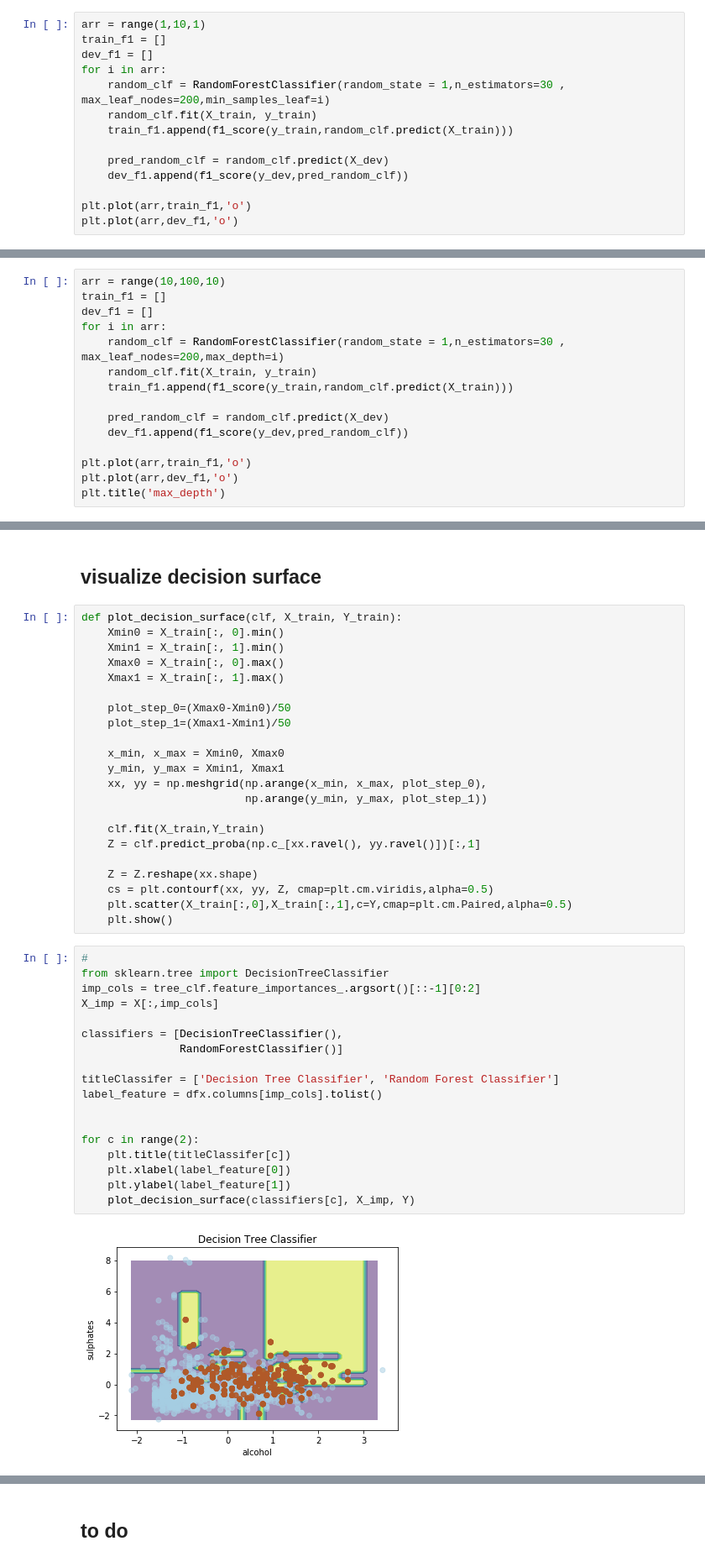
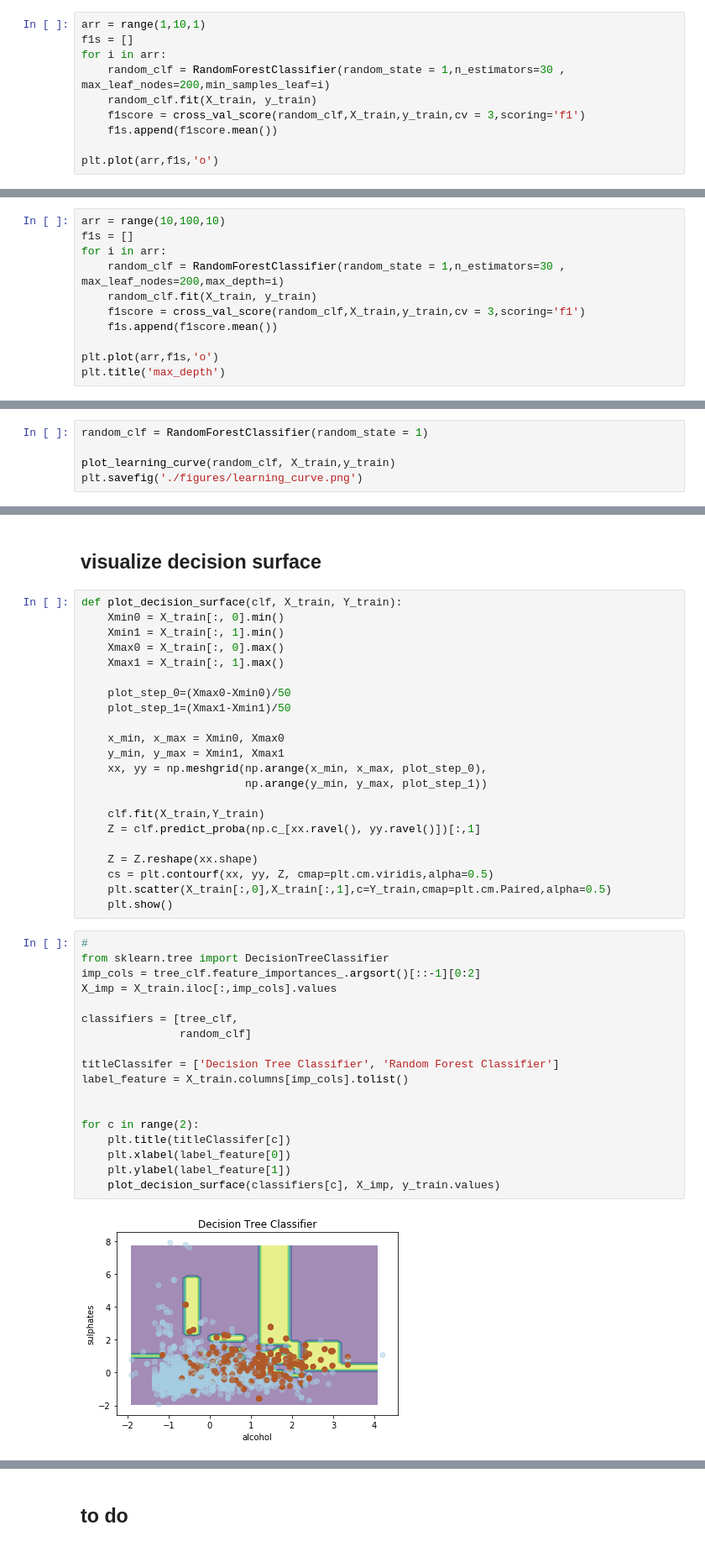
Before and after one commit to yongsingyou/wine-quality, a Jupyter notebook: wine quality.ipynb, the cells around one changed output, grey strips where cells are left out. Shown: that part at 84% size. Cells and saved outputs as stored; diff of their text form.

```diff
--- a/wine quality.ipynb
+++ b/wine quality.ipynb
@@ -366,17 +371,13 @@ random_clf.get_params()
  'warm_start': False}
 # %%
 arr = range(1,10,1)
-train_f1 = []
-dev_f1 = []
+f1s = []
 for i in arr:
     random_clf = RandomForestClassifier(random_state = 1,n_estimators=30 , max_leaf_nodes=200,min_samples_leaf=i)
     random_clf.fit(X_train, y_train)
-    train_f1.append(f1_score(y_train,random_clf.predict(X_train)))
+    f1score = cross_val_score(random_clf,X_train,y_train,cv = 3,scoring='f1')
+    f1s.append(f1score.mean())
 
-    pred_random_clf = random_clf.predict(X_dev)
-    dev_f1.append(f1_score(y_dev,pred_random_clf))
-
-plt.plot(arr,train_f1,'o')
-plt.plot(arr,dev_f1,'o')
+plt.plot(arr,f1s,'o')
 # %% [output]
 [<matplotlib.lines.Line2D at 0x...>]
@@ -384,17 +385,13 @@ plt.plot(arr,dev_f1,'o')
 # %%
 arr = range(10,100,10)
-train_f1 = []
-dev_f1 = []
+f1s = []
 for i in arr:
     random_clf = RandomForestClassifier(random_state = 1,n_estimators=30 , max_leaf_nodes=200,max_depth=i)
     random_clf.fit(X_train, y_train)
-    train_f1.append(f1_score(y_train,random_clf.predict(X_train)))
+    f1score = cross_val_score(random_clf,X_train,y_train,cv = 3,scoring='f1')
+    f1s.append(f1score.mean())
 
-    pred_random_clf = random_clf.predict(X_dev)
-    dev_f1.append(f1_score(y_dev,pred_random_clf))
-
-plt.plot(arr,train_f1,'o')
-plt.plot(arr,dev_f1,'o')
+plt.plot(arr,f1s,'o')
 plt.title('max_depth')
 # %% [output]
 Text(0.5,1,'max_depth')
@@ -507,0 +470,5 @@ plt.plot(1-np.mean(valid_scores,axis=1))
+# %%
+random_clf = RandomForestClassifier(random_state = 1)
+
+plot_learning_curve(random_clf, X_train,y_train)
+plt.savefig('./figures/learning_curve.png')
@@ -530,25 +522,25 @@ def plot_decision_surface(clf, X_train, Y_train):
 
     Z = Z.reshape(xx.shape)
     cs = plt.contourf(xx, yy, Z, cmap=plt.cm.viridis,alpha=0.5)
-    plt.scatter(X_train[:,0],X_train[:,1],c=Y,cmap=plt.cm.Paired,alpha=0.5)
+    plt.scatter(X_train[:,0],X_train[:,1],c=Y_train,cmap=plt.cm.Paired,alpha=0.5)
     plt.show()
 # %%
 #
 from sklearn.tree import DecisionTreeClassifier
 imp_cols = tree_clf.feature_importances_.argsort()[::-1][0:2]
-X_imp = X[:,imp_cols]
+X_imp = X_train.iloc[:,imp_cols].values
 
-classifiers = [DecisionTreeClassifier(),
-               RandomForestClassifier()]
+classifiers = [tree_clf,
+               random_clf]
 
 titleClassifer = ['Decision Tree Classifier', 'Random Forest Classifier']
-label_feature = dfx.columns[imp_cols].tolist()
+label_feature = X_train.columns[imp_cols].tolist()
 
 
 for c in range(2):
     plt.title(titleClassifer[c])
     plt.xlabel(label_feature[0])
     plt.ylabel(label_feature[1])
-    plot_decision_surface(classifiers[c], X_imp, Y)
+    plot_decision_surface(classifiers[c], X_imp, y_train.values)
 # %% [output]
-[figure, old version]
+[figure, new version]
```
Also changed, not shown: parts of 35 cells of this notebook.
